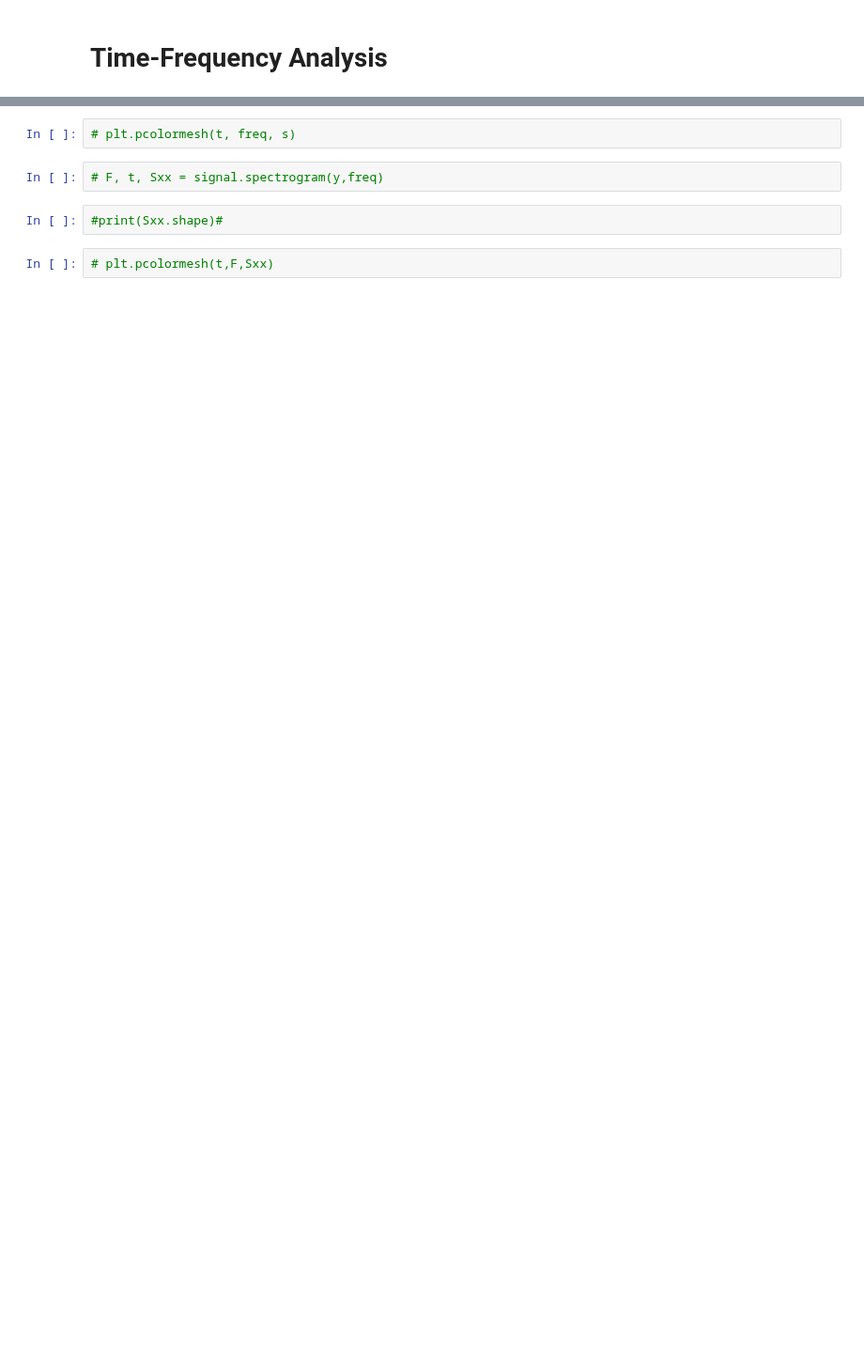
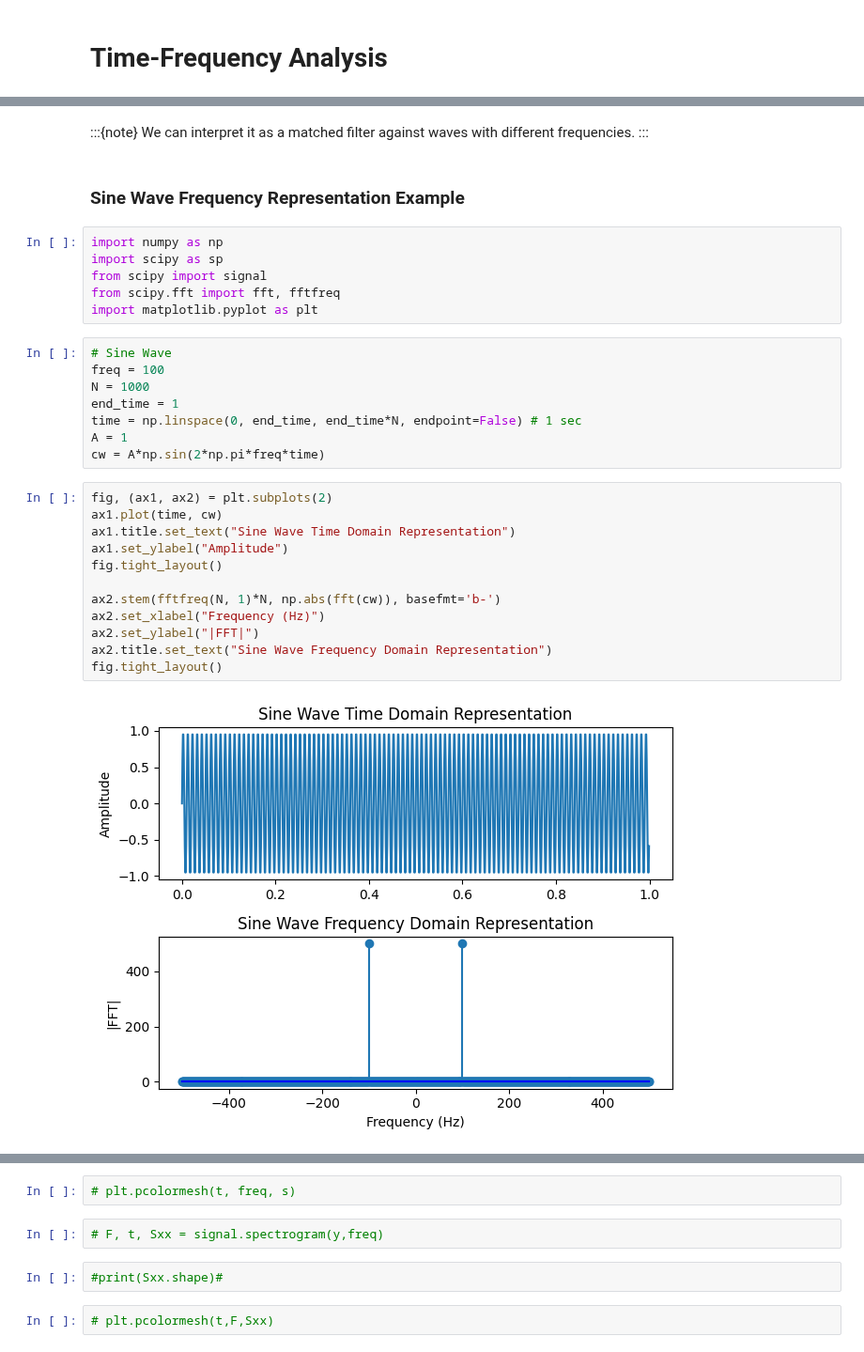
Before and after one commit to BOAT-ocean-acoustics/fundamentals, a Jupyter notebook: boat_tutorials/primers/signal_processing_03_time_freq.ipynb, the cells around one changed output, grey strips where cells are left out. Shown at 94% size. Cells and saved outputs as stored; diff of their text form; blank space fills up the shorter version.

Commit message:
update time-freq

```diff
--- a/boat_tutorials/primers/signal_processing_03_time_freq.ipynb
+++ b/boat_tutorials/primers/signal_processing_03_time_freq.ipynb
@@ -86,0 +30,34 @@ from scipy.signal import ShortTimeFFT
+# %% [markdown]
+:::{note}
+We can interpret it as a matched filter against waves with different frequencies.
+:::
+# %% [markdown]
+### Sine Wave Frequency Representation Example
+# %%
+import numpy as np
+import scipy as sp
+from scipy import signal
+from scipy.fft import fft, fftfreq
+import matplotlib.pyplot as plt
+# %%
+# Sine Wave
+freq = 100
+N = 1000
+end_time = 1
+time = np.linspace(0, end_time, end_time*N, endpoint=False) # 1 sec
+A = 1
+cw = A*np.sin(2*np.pi*freq*time)
+# %%
+fig, (ax1, ax2) = plt.subplots(2)
+ax1.plot(time, cw)
+ax1.title.set_text("Sine Wave Time Domain Representation")
+ax1.set_ylabel("Amplitude")
+fig.tight_layout()
+
+ax2.stem(fftfreq(N, 1)*N, np.abs(fft(cw)), basefmt='b-')
+ax2.set_xlabel("Frequency (Hz)")
+ax2.set_ylabel("|FFT|")
+ax2.title.set_text("Sine Wave Frequency Domain Representation")
+fig.tight_layout()
+# %% [output]
+[figure, added]
```
Also changed, not shown: parts of 50 cells of this notebook.
